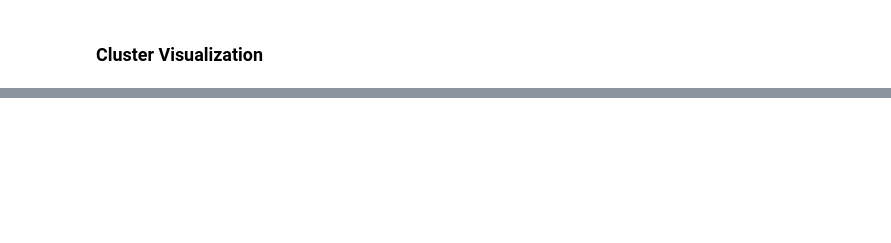
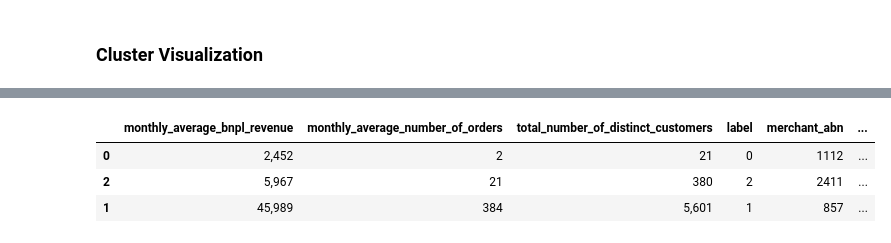
Before and after one commit to MAST30034-Applied-Data-Science/generic-buy-now-pay-later-project-group-8, a Jupyter notebook: notebooks/A_Y_H_Cluster.ipynb, the cells around one changed output, grey strips where cells are left out. Saved outputs shown, nothing was run; the diff lists cells and outputs as text; code cells hidden in the pictures; blank space fills up the shorter version.

```diff
--- a/notebooks/A_Y_H_Cluster.ipynb
+++ b/notebooks/A_Y_H_Cluster.ipynb
@@ -268,3 +270,17 @@ pd.concat([merchant_df[["merchant_abn", "label"]], pred[["merchant_abn", "label"
 
 # Fill missing take rate with cluster mean
 merchant_df.groupby("label", as_index=False)["take_rate"].mean().to_csv("../data/curated/take_rate.csv", index=False)
+# %%
+pd.options.display.float_format = "{:,.0f}".format
+cluster_info = pd.DataFrame(gmm.means_, columns=list(X)).apply(np.exp)
+cluster_info['label'] = cluster_info.index
+cluster_info = cluster_info.merge(all_merchant.groupby("label").count(),
+                                  on='label',
+                                  how="inner").sort_values(by="monthly_average_bnpl_revenue")
+cluster_info["business_size"] = ["small-sized business", "medium-sized business", "large-sized business"]
+cluster_info
+# %% [output]
+|  | monthly_average_bnpl_revenue | monthly_average_number_of_orders | total_number_of_distinct_customers | label | merchant_abn | ... |
+| 0 | 2,452 | 2 | 21 | 0 | 1112 | ... |
+| 2 | 5,967 | 21 | 380 | 2 | 2411 | ... |
+| 1 | 45,989 | 384 | 5,601 | 1 | 857 | ... |
```
Also changed, not shown: parts of 8 cells of this notebook.
